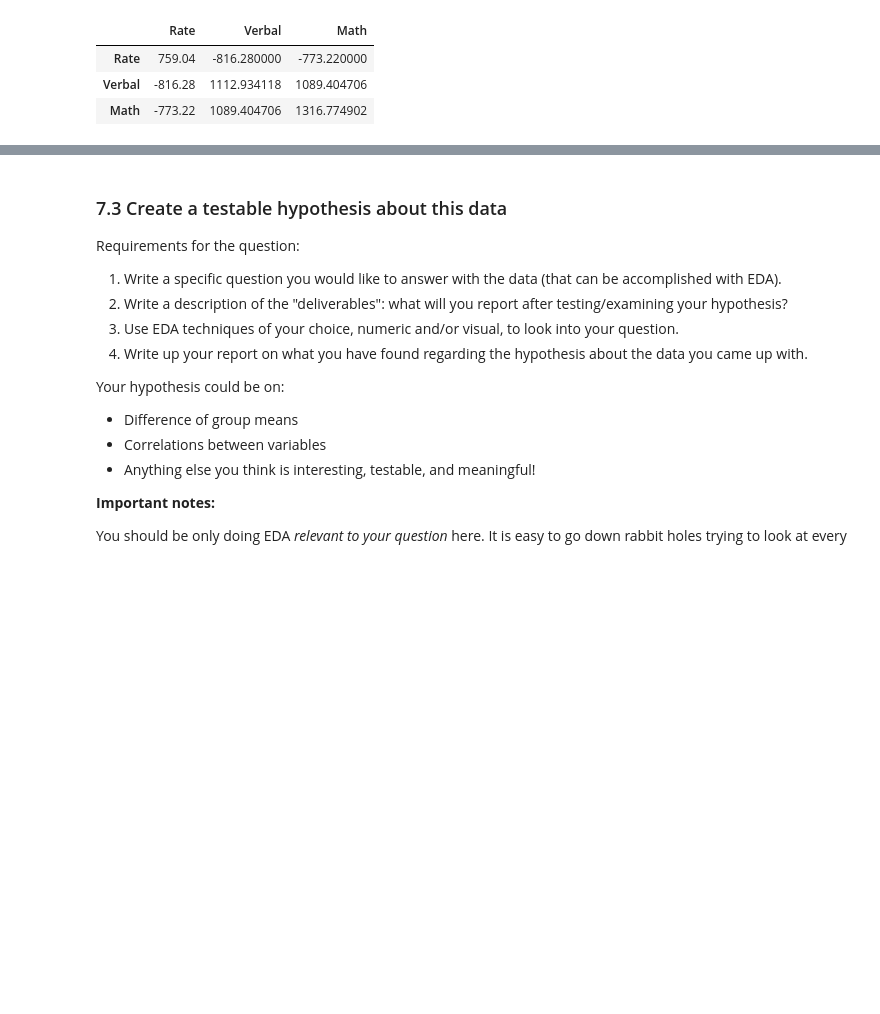
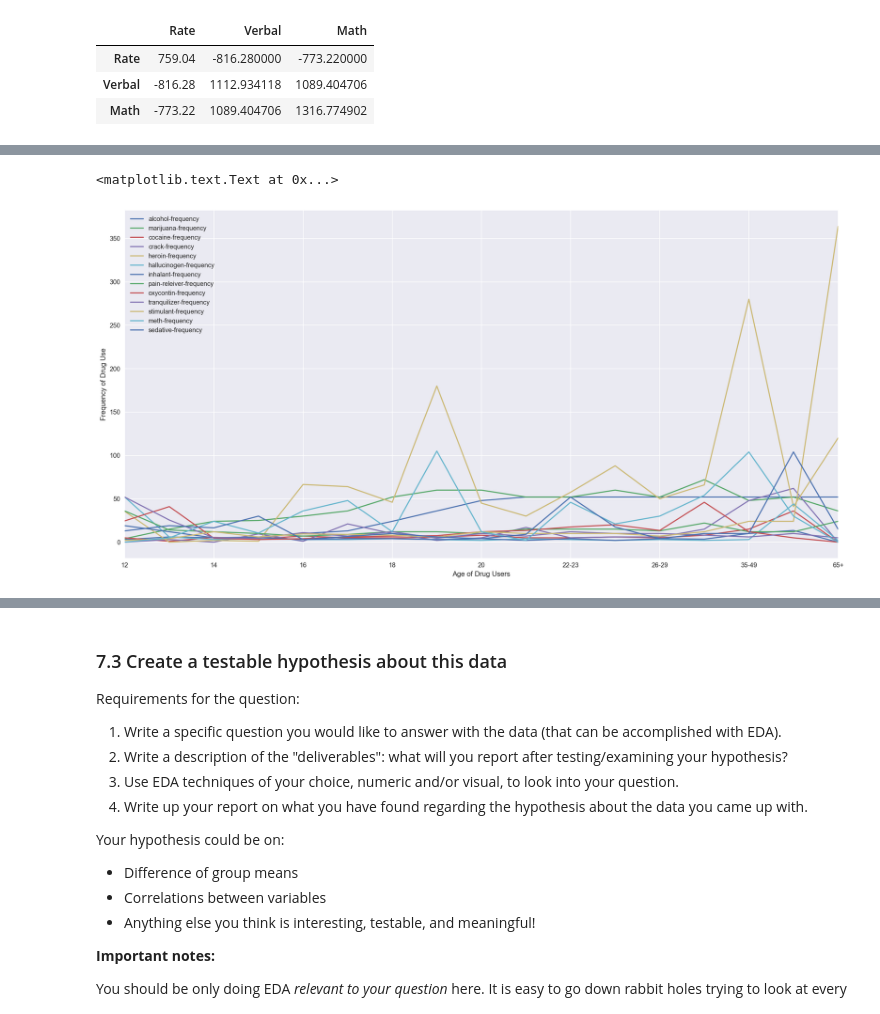
Before and after one commit to guangyic/project2, a Jupyter notebook: CHUA_Guangyi_Project2.ipynb, the cells around one changed output, grey strips where cells are left out. Saved outputs shown, nothing was run; the diff lists cells and outputs as text; code cells hidden in the pictures; blank space fills up the shorter version.

```diff
--- a/CHUA_Guangyi_Project2.ipynb
+++ b/CHUA_Guangyi_Project2.ipynb
@@ -611,0 +646,19 @@ Some things to consider doing:
+# %%
+columns_use = range(2, column_count, 2) #+ [1]
+#columns_use.sort()
+columns_frequency = range(3, column_count, 2) #+ [0]
+#columns_frequency.sort()
+
+drugs_use = pd.DataFrame(drugs.iloc[:, columns_use])
+drugs_frequency = pd.DataFrame(drugs.iloc[:, columns_frequency])
+age_column = np.array(drugs.iloc[:, 0])
+n_column = pd.DataFrame(drugs.iloc[:, 1])
+# %%
+drugs_frequency.rename({0: "12", 1: "13", 2: "14", 3: "15", 4:"16", 5:"17", 6:"18", 7:"19", 8:"20", 9:"21", 10:"22-23", 11:"24-25",
+                  12:"26-29", 13:"30-34", 14: "35-49", 15:"50-64", 16:"65+"}, inplace=True)
+ax = drugs_frequency.plot(figsize=(20,10))
+ax.set_xlabel("Age of Drug Users")
+ax.set_ylabel("Frequency of Drug Use")
+# %% [output]
+<matplotlib.text.Text at 0x...>
+[figure, added]
```
Also changed, not shown: parts of 25 cells of this notebook.
